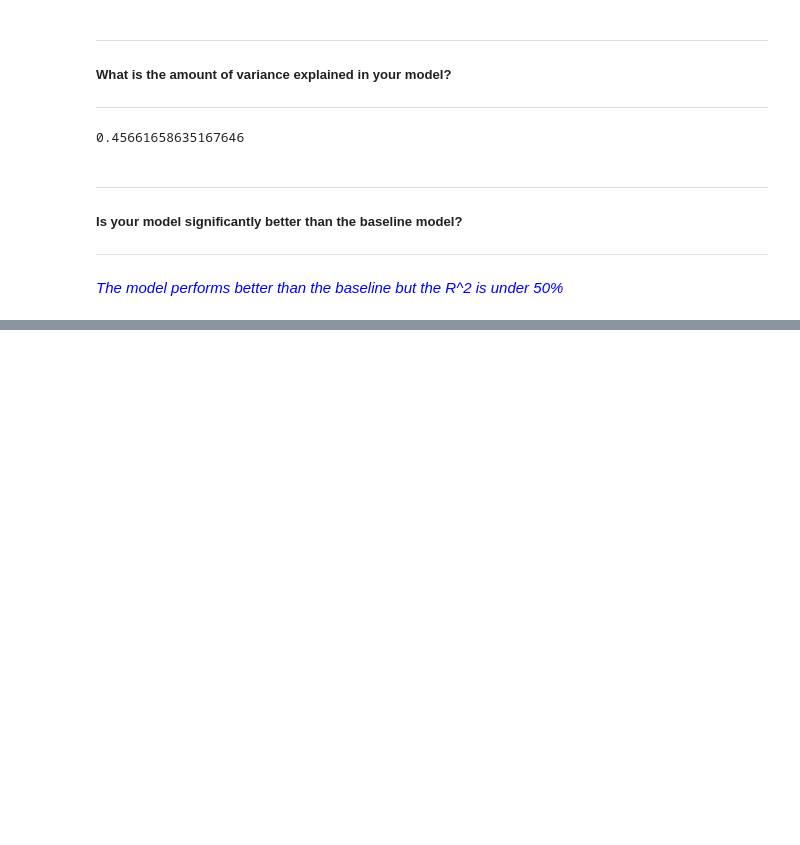
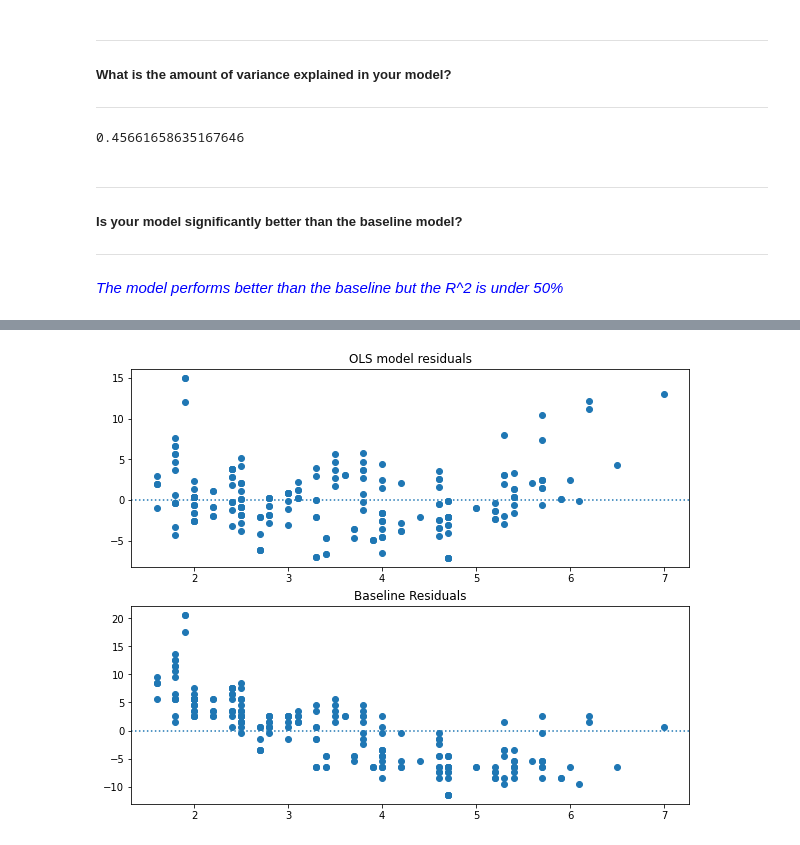
Before and after one commit to DBerchelmann/regression-exercises, a Jupyter notebook: evaluate.ipynb, the cells around one changed output, grey strips where cells are left out. Drawn from its saved outputs; the diff is of its cells as text; code cells hidden in the pictures; blank space fills up the shorter version.

```diff
--- a/evaluate.ipynb
+++ b/evaluate.ipynb
@@ -282,0 +297,6 @@ Notes:
+# %%
+x = df['displ']
+y = df['hwy']
+# %%
+df['baseline'] = y.mean()
+df.head()
@@ -282,0 +310,14 @@ Notes:
+# %%
+
+# generate parameters, i.e. create model
+ols_model = ols('hwy ~ displ', data=df).fit()
+
+# compute predictions and add to original dataframe
+df['yhat'] = ols_model.predict(x)
+# %%
+df['residual'] = y - df.yhat
+df['baseline_residual'] = y - df.baseline
+# %%
+evaluate.plot_residuals(x, y, df)
+# %% [output]
+[figure, added]
```
Also changed, not shown: parts of 9 cells of this notebook, 1 other file.
